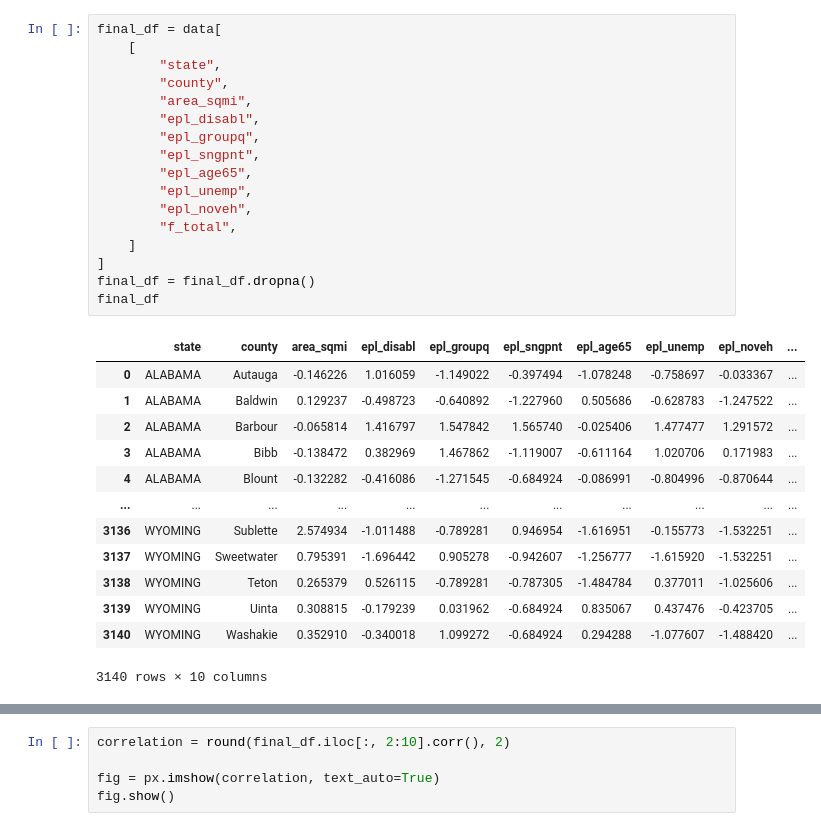
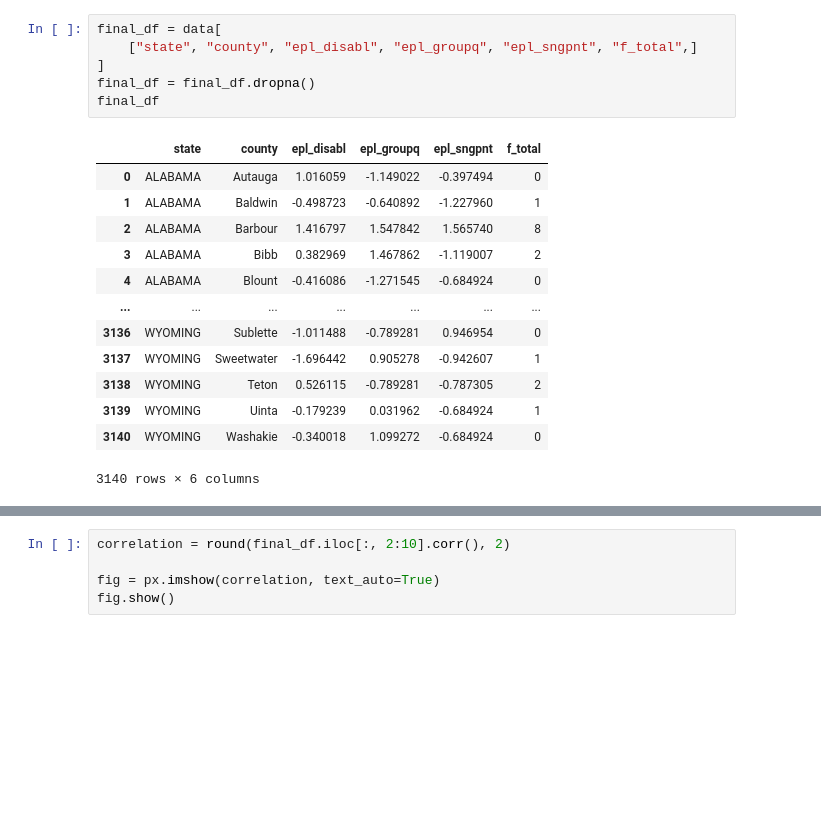
Before and after one commit to gspiga/STA160, a Jupyter notebook: Final Project/PCA.ipynb, the cells around one changed output, grey strips where cells are left out. Saved outputs shown, nothing was run; the diff lists cells and outputs as text; blank space fills up the shorter version.

```diff
--- a/Final Project/PCA.ipynb
+++ b/Final Project/PCA.ipynb
@@ -150,35 +148,24 @@ components.T
 [interactive output not drawn]
 # %%
 final_df = data[
-    [
-        "state",
-        "county",
-        "area_sqmi",
-        "epl_disabl",
-        "epl_groupq",
-        "epl_sngpnt",
-        "epl_age65",
-        "epl_unemp",
-        "epl_noveh",
-        "f_total",
-    ]
+    ["state", "county", "epl_disabl", "epl_groupq", "epl_sngpnt", "f_total",]
 ]
 final_df = final_df.dropna()
 final_df
 # %% [output]
-|  | state | county | area_sqmi | epl_disabl | epl_groupq | epl_sngpnt | epl_age65 | epl_unemp | epl_noveh | ... |
-| 0 | ALABAMA | Autauga | -0.146226 | 1.016059 | -1.149022 | -0.397494 | -1.078248 | -0.758697 | -0.033367 | ... |
-| 1 | ALABAMA | Baldwin | 0.129237 | -0.498723 | -0.640892 | -1.227960 | 0.505686 | -0.628783 | -1.247522 | ... |
-| 2 | ALABAMA | Barbour | -0.065814 | 1.416797 | 1.547842 | 1.565740 | -0.025406 | 1.477477 | 1.291572 | ... |
-| 3 | ALABAMA | Bibb | -0.138472 | 0.382969 | 1.467862 | -1.119007 | -0.611164 | 1.020706 | 0.171983 | ... |
-| 4 | ALABAMA | Blount | -0.132282 | -0.416086 | -1.271545 | -0.684924 | -0.086991 | -0.804996 | -0.870644 | ... |
-| ... | ... | ... | ... | ... | ... | ... | ... | ... | ... | ... |
-| 3136 | WYOMING | Sublette | 2.574934 | -1.011488 | -0.789281 | 0.946954 | -1.616951 | -0.155773 | -1.532251 | ... |
-| 3137 | WYOMING | Sweetwater | 0.795391 | -1.696442 | 0.905278 | -0.942607 | -1.256777 | -1.615920 | -1.532251 | ... |
-| 3138 | WYOMING | Teton | 0.265379 | 0.526115 | -0.789281 | -0.787305 | -1.484784 | 0.377011 | -1.025606 | ... |
-| 3139 | WYOMING | Uinta | 0.308815 | -0.179239 | 0.031962 | -0.684924 | 0.835067 | 0.437476 | -0.423705 | ... |
-| 3140 | WYOMING | Washakie | 0.352910 | -0.340018 | 1.099272 | -0.684924 | 0.294288 | -1.077607 | -1.488420 | ... |
+|  | state | county | epl_disabl | epl_groupq | epl_sngpnt | f_total |
+| 0 | ALABAMA | Autauga | 1.016059 | -1.149022 | -0.397494 | 0 |
+| 1 | ALABAMA | Baldwin | -0.498723 | -0.640892 | -1.227960 | 1 |
+| 2 | ALABAMA | Barbour | 1.416797 | 1.547842 | 1.565740 | 8 |
+| 3 | ALABAMA | Bibb | 0.382969 | 1.467862 | -1.119007 | 2 |
+| 4 | ALABAMA | Blount | -0.416086 | -1.271545 | -0.684924 | 0 |
+| ... | ... | ... | ... | ... | ... | ... |
+| 3136 | WYOMING | Sublette | -1.011488 | -0.789281 | 0.946954 | 0 |
+| 3137 | WYOMING | Sweetwater | -1.696442 | 0.905278 | -0.942607 | 1 |
+| 3138 | WYOMING | Teton | 0.526115 | -0.789281 | -0.787305 | 2 |
+| 3139 | WYOMING | Uinta | -0.179239 | 0.031962 | -0.684924 | 1 |
+| 3140 | WYOMING | Washakie | -0.340018 | 1.099272 | -0.684924 | 0 |
-3140 rows × 10 columns
+3140 rows × 6 columns
 [interactive output not drawn]
 # %%
 correlation = round(final_df.iloc[:, 2:10].corr(), 2)
```
Also changed, not shown: parts of 2 cells of this notebook.
